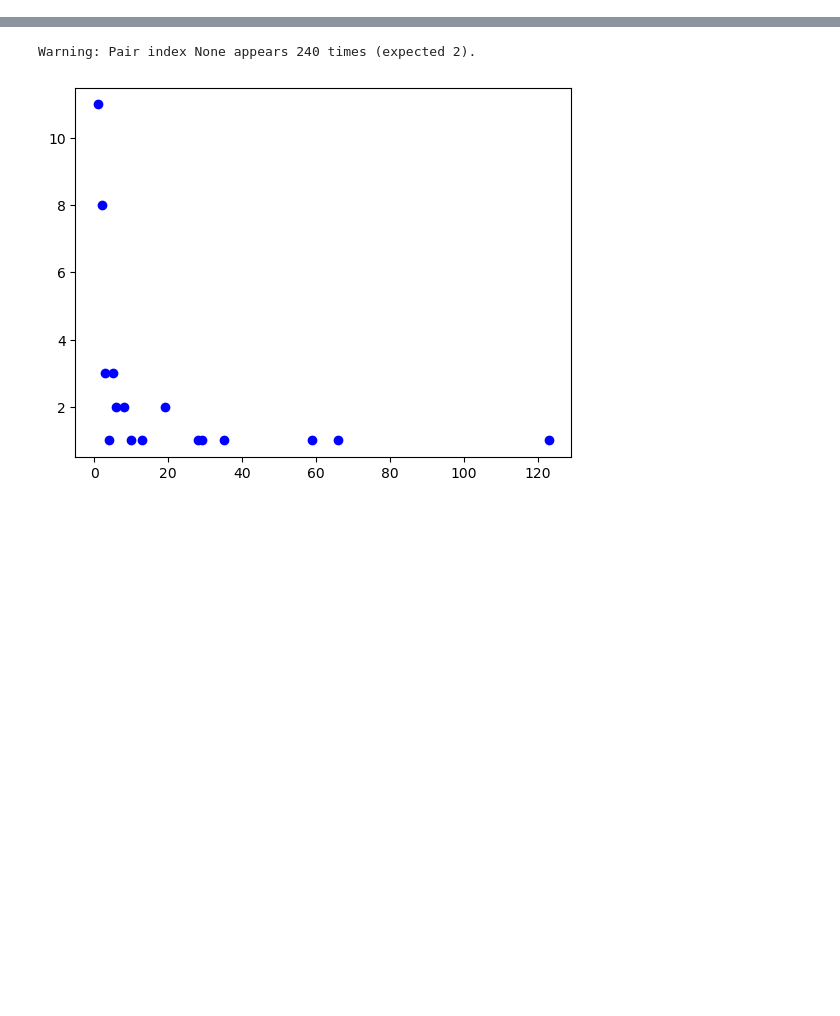
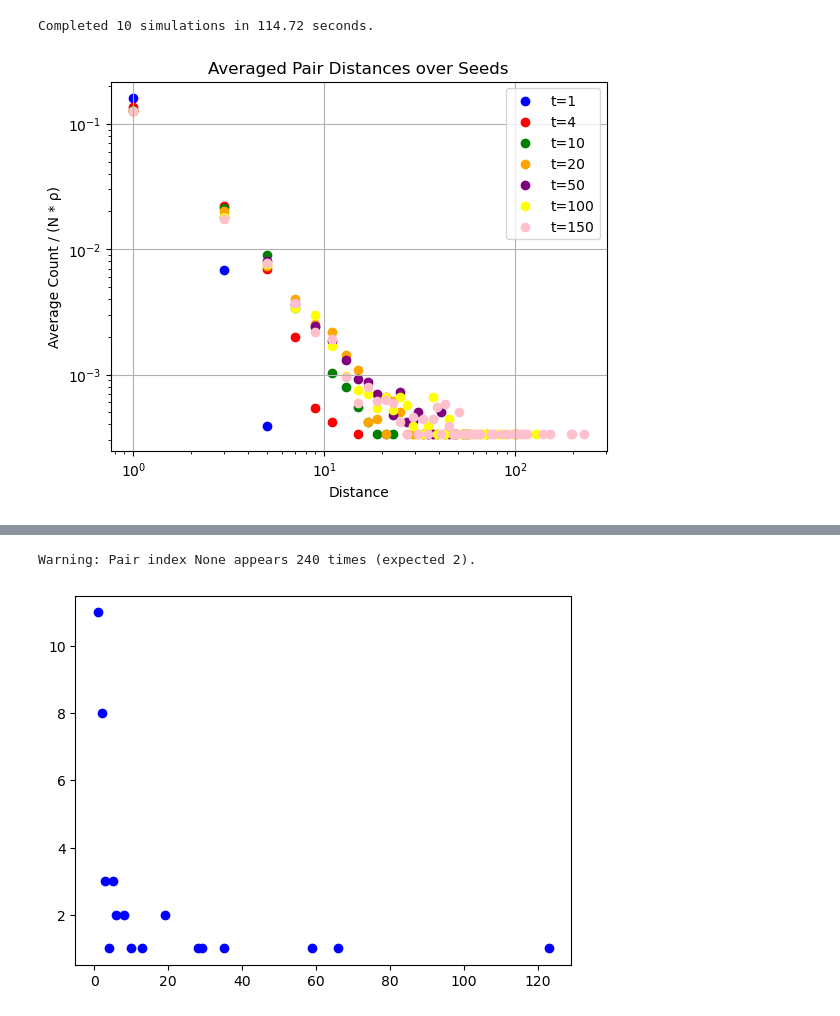
Before and after one commit to toM0dots/Majorana-Braiding, a Jupyter notebook: Majorana_knotting.ipynb, the cells around one changed output, grey strips where cells are left out. Saved outputs shown, nothing was run; the diff lists cells and outputs as text; code cells hidden in the pictures; blank space fills up the shorter version.

Commit message:
fixed chain compact function and reproduced fig.17

```diff
--- a/Majorana_knotting.ipynb
+++ b/Majorana_knotting.ipynb
@@ -174,7 +174,7 @@ def calculate_pair_distances(chain):
     # Loop over each row in the chain and record its index based on its pairing index (third column)
     for i, row in enumerate(chain):
         pair_idx = row[2]
-        if pair_idx is -10:
+        if pair_idx == -10:
             pass
         if pair_idx in pair_positions:
             pair_positions[pair_idx].append(i)
@@ -226,10 +226,10 @@ def chain_compact(chain):
       compact_chain: numpy array
           A 2D array with the first column as Majorana indices and the second column as fermion numbers.
     """
-    N = chain.shape[0]
-    compact_chain = np.zeros((N, 2), dtype=int)
     index = np.where(chain[:, 1] == 47)[0]  # Get indices of Majoranas that are present
-    for i in index:
-        compact_chain[i][0] = chain[i][0]  # Majorana index
-        compact_chain[i][2] = chain[i][2]   # Fermion number
+    N = len(index)
+    compact_chain = np.zeros((N, 3), dtype=int)
+    for i in range(len(index)):
+        compact_chain[i][0] = chain[index[i]][0]  # Majorana index
+        compact_chain[i][2] = chain[index[i]][2]   # Fermion number
     return compact_chain
@@ -259,0 +236,63 @@ KeyboardInterrupt:
+# %%
+import numpy as np
+import matplotlib.pyplot as plt
+import time
+from collections import defaultdict
+
+# === Setup ===
+num_seeds = 10
+N = 1000
+rho = 3
+times = [1, 4, 10, 20, 50, 100, 150]
+
+# === Containers for averaging ===
+all_counts = [defaultdict(list) for _ in times]  # one defaultdict per time
+
+# === Timer Start ===
+start = time.time()
+
+# === Main loop over random seeds ===
+for seed in range(num_seeds):
+    np.random.seed(seed)
+    chain = chain_builder(N, rho)
+
+    for i, t in enumerate(times):
+        evolved_chain = evolution(chain, t)
+        compacted = chain_compact(evolved_chain)
+        _, distance_counts = calculate_pair_distances(compacted)
+
+        for d, count in distance_counts.items():
+            all_counts[i][d].append(count)
+
+# === Timer End ===
+end = time.time()
+print(f"Completed {num_seeds} simulations in {end - start:.2f} seconds.")
+
+# === Process average results ===
+avg_counts = []
+
+for i, time_counts in enumerate(all_counts):
+    avg = {d: np.mean(c_list) for d, c_list in time_counts.items()}
+    avg_counts.append(avg)
+
+# === Plotting ===
+colors = ['blue', 'red', 'green', 'orange', 'purple', 'yellow', 'pink']
+
+for i, (avg_count_dict, color) in enumerate(zip(avg_counts, colors)):
+    distances = sorted(avg_count_dict.keys())
+    counts = [avg_count_dict[d] / (N * rho) for d in distances]
+
+
+    plt.scatter(distances, counts, label=f't={times[i]}', color=color)
+
+plt.xlabel('Distance')
+plt.ylabel('Average Count / (N * ρ)')
+plt.title('Averaged Pair Distances over Seeds')
+plt.yscale('log')
+plt.xscale('log')
+plt.legend()
+plt.grid()
+plt.show()
+# %% [output]
+Completed 10 simulations in 114.72 seconds.
+[figure, added]
```
Also changed, not shown: parts of 2 cells of this notebook, 3 other files.
